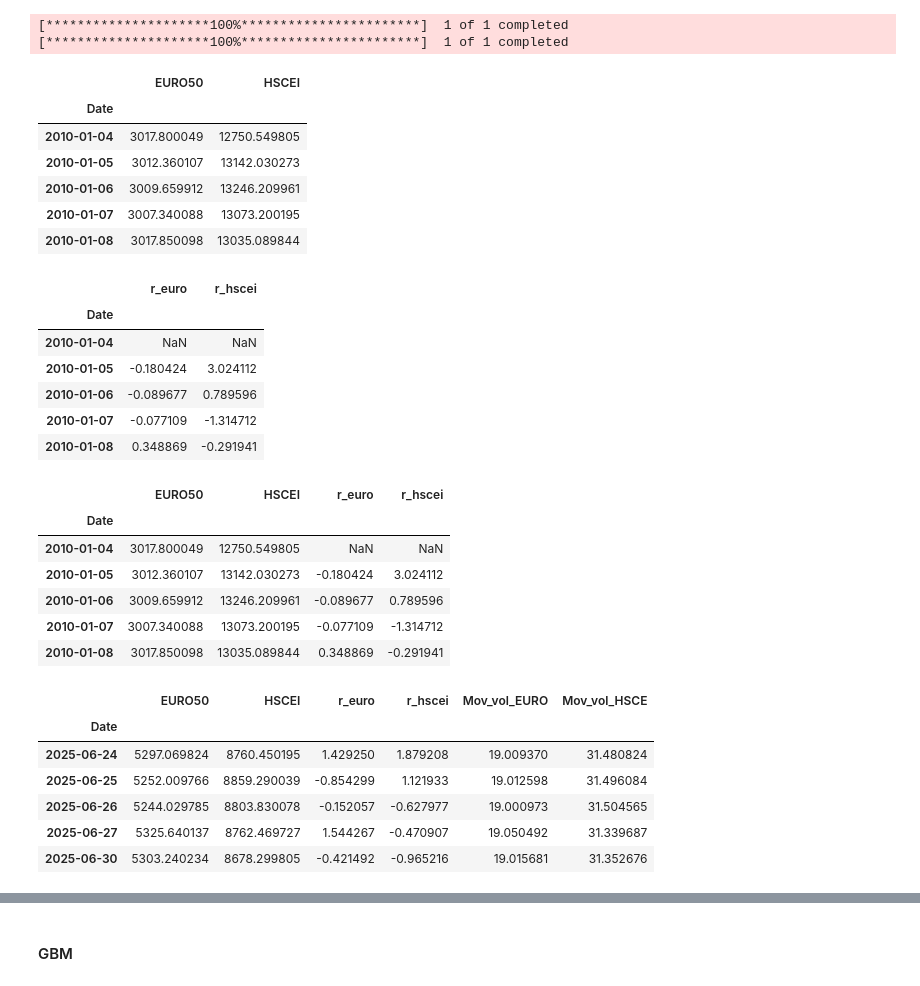
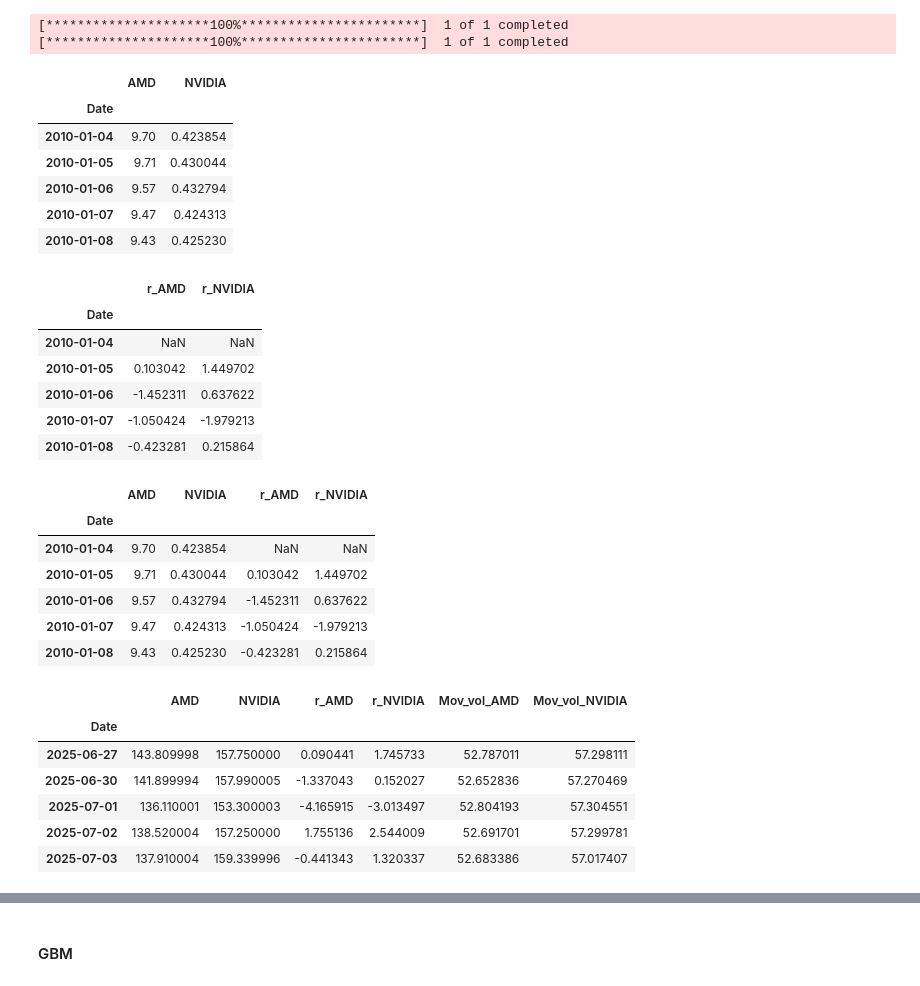
Before and after one commit to seunghee-lee/option, a Jupyter notebook: ELS_Valuation_Practice.ipynb, the cells around one changed output, grey strips where cells are left out. Drawn from its saved outputs; the diff is of its cells as text; code cells hidden in the pictures.

```diff
--- a/ELS_Valuation_Practice.ipynb
+++ b/ELS_Valuation_Practice.ipynb
@@ -623,58 +618,58 @@ from numpy.ma.core import correlate
 # %%
 # Set the start and end date
 start_date = '2010-01-01'
-end_date = '2025-07-01'
+end_date = '2025-07-05'
 # %%
-EURO50 = yf.download('^STOXX50E', start_date, end_date) # EUROSTOXX50
-HSCEI = yf.download('^HSCE',start_date, end_date) #HSCEI
+AMD = yf.download('AMD', start_date, end_date) # AMD
+NVIDIA = yf.download('NVDA',start_date, end_date) # NVIDIA
 # %% [output]
 [*********************100%***********************]  1 of 1 completed
 [*********************100%***********************]  1 of 1 completed
 # %%
-eqt1 = pd.merge(EURO50['Close'], HSCEI['Close'],left_index=True, right_index=True, how='inner')
-eqt1.columns=['EURO50','HSCEI']
+eqt1 = pd.merge(AMD['Close'], NVIDIA['Close'], left_index=True, right_index=True, how='inner')
+eqt1.columns=['AMD','NVIDIA']
 eqt1.head()
 # %% [output]
-|  | EURO50 | HSCEI |
+|  | AMD | NVIDIA |
 | Date |  |  |
-| 2010-01-04 | 3017.800049 | 12750.549805 |
-| 2010-01-05 | 3012.360107 | 13142.030273 |
-| 2010-01-06 | 3009.659912 | 13246.209961 |
-| 2010-01-07 | 3007.340088 | 13073.200195 |
-| 2010-01-08 | 3017.850098 | 13035.089844 |
+| 2010-01-04 | 9.70 | 0.423854 |
+| 2010-01-05 | 9.71 | 0.430044 |
+| 2010-01-06 | 9.57 | 0.432794 |
+| 2010-01-07 | 9.47 | 0.424313 |
+| 2010-01-08 | 9.43 | 0.425230 |
 # %%
 rtn= (np.log(eqt1) - np.log(eqt1.shift(1)) )*100
-rtn.columns=['r_euro','r_hscei']
+rtn.columns=['r_AMD','r_NVIDIA']
 rtn.head()
 # %% [output]
-|  | r_euro | r_hscei |
+|  | r_AMD | r_NVIDIA |
 | Date |  |  |
 | 2010-01-04 | NaN | NaN |
-| 2010-01-05 | -0.180424 | 3.024112 |
-| 2010-01-06 | -0.089677 | 0.789596 |
-| 2010-01-07 | -0.077109 | -1.314712 |
-| 2010-01-08 | 0.348869 | -0.291941 |
+| 2010-01-05 | 0.103042 | 1.449702 |
+| 2010-01-06 | -1.452311 | 0.637622 |
+| 2010-01-07 | -1.050424 | -1.979213 |
+| 2010-01-08 | -0.423281 | 0.215864 |
 # %%
 eqt = pd.merge(eqt1,rtn,left_index=True, right_index=True, how='inner')
 eqt.head()
 # %% [output]
-|  | EURO50 | HSCEI | r_euro | r_hscei |
+|  | AMD | NVIDIA | r_AMD | r_NVIDIA |
 | Date |  |  |  |  |
-| 2010-01-04 | 3017.800049 | 12750.549805 | NaN | NaN |
-| 2010-01-05 | 3012.360107 | 13142.030273 | -0.180424 | 3.024112 |
-| 2010-01-06 | 3009.659912 | 13246.209961 | -0.089677 | 0.789596 |
-| 2010-01-07 | 3007.340088 | 13073.200195 | -0.077109 | -1.314712 |
-| 2010-01-08 | 3017.850098 | 13035.089844 | 0.348869 | -0.291941 |
+| 2010-01-04 | 9.70 | 0.423854 | NaN | NaN |
+| 2010-01-05 | 9.71 | 0.430044 | 0.103042 | 1.449702 |
+| 2010-01-06 | 9.57 | 0.432794 | -1.452311 | 0.637622 |
+| 2010-01-07 | 9.47 | 0.424313 | -1.050424 | -1.979213 |
+| 2010-01-08 | 9.43 | 0.425230 | -0.423281 | 0.215864 |
 # %%
-eqt['Mov_vol_EURO']=eqt['r_euro'].rolling(window=245).std()*math.sqrt(245)
-eqt['Mov_vol_HSCE']=eqt['r_hscei'].rolling(window=245).std()*math.sqrt(245)
+eqt['Mov_vol_AMD']=eqt['r_AMD'].rolling(window=245).std()*math.sqrt(245)
+eqt['Mov_vol_NVIDIA']=eqt['r_NVIDIA'].rolling(window=245).std()*math.sqrt(245)
 eqt.tail()
 # %% [output]
-|  | EURO50 | HSCEI | r_euro | r_hscei | Mov_vol_EURO | Mov_vol_HSCE |
+|  | AMD | NVIDIA | r_AMD | r_NVIDIA | Mov_vol_AMD | Mov_vol_NVIDIA |
 | Date |  |  |  |  |  |  |
-| 2025-06-24 | 5297.069824 | 8760.450195 | 1.429250 | 1.879208 | 19.009370 | 31.480824 |
-| 2025-06-25 | 5252.009766 | 8859.290039 | -0.854299 | 1.121933 | 19.012598 | 31.496084 |
-| 2025-06-26 | 5244.029785 | 8803.830078 | -0.152057 | -0.627977 | 19.000973 | 31.504565 |
-| 2025-06-27 | 5325.640137 | 8762.469727 | 1.544267 | -0.470907 | 19.050492 | 31.339687 |
-| 2025-06-30 | 5303.240234 | 8678.299805 | -0.421492 | -0.965216 | 19.015681 | 31.352676 |
+| 2025-06-27 | 143.809998 | 157.750000 | 0.090441 | 1.745733 | 52.787011 | 57.298111 |
+| 2025-06-30 | 141.899994 | 157.990005 | -1.337043 | 0.152027 | 52.652836 | 57.270469 |
+| 2025-07-01 | 136.110001 | 153.300003 | -4.165915 | -3.013497 | 52.804193 | 57.304551 |
+| 2025-07-02 | 138.520004 | 157.250000 | 1.755136 | 2.544009 | 52.691701 | 57.299781 |
+| 2025-07-03 | 137.910004 | 159.339996 | -0.441343 | 1.320337 | 52.683386 | 57.017407 |
 # %%
```
Also changed, not shown: parts of 39 cells of this notebook.
